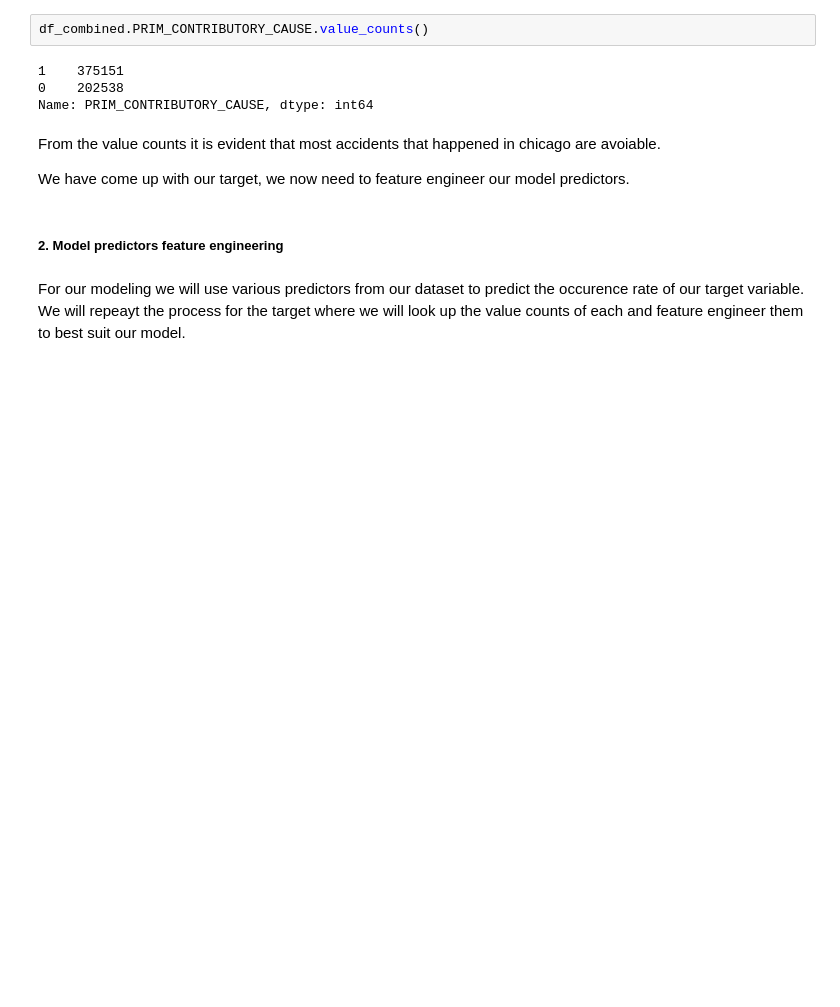
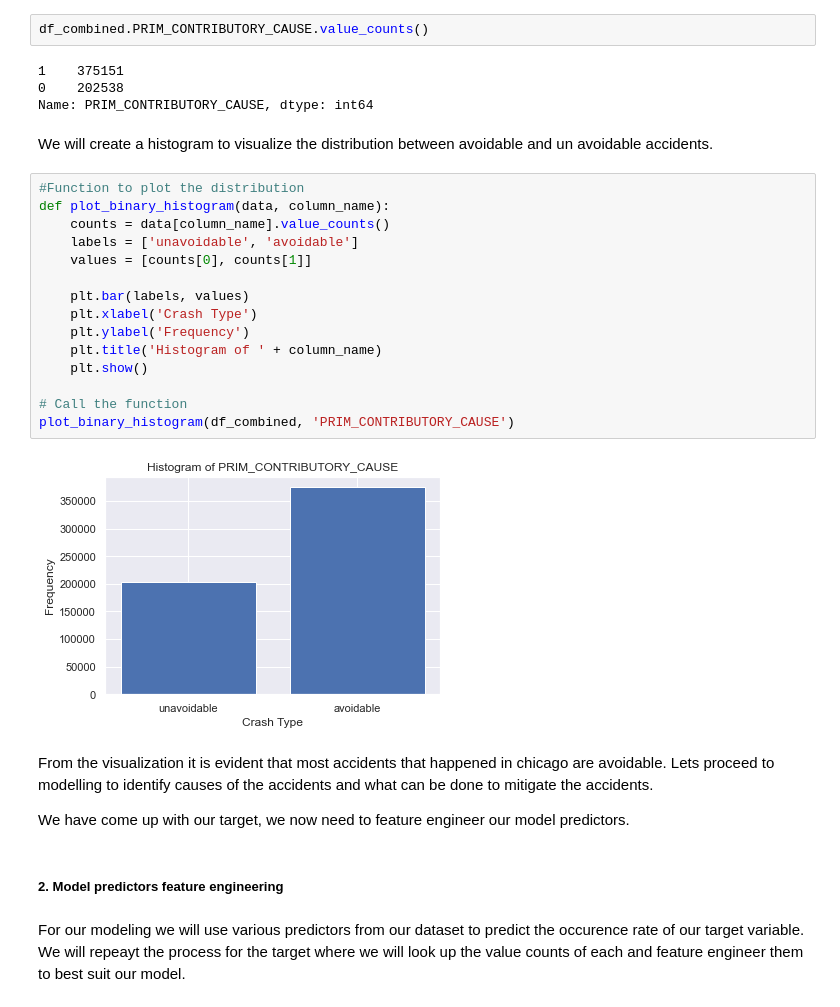
Before and after one commit to JIMWAMAE/Chicago_car_crashes_project, a Jupyter notebook: index.ipynb, the cells around one changed output. Cells and saved outputs as stored; diff of their text form; blank space fills up the shorter version.

```diff
--- a/index.ipynb
+++ b/index.ipynb
@@ -604,8 +604,27 @@ df_combined.PRIM_CONTRIBUTORY_CAUSE.value_counts()
 1    375151
 0    202538
 Name: PRIM_CONTRIBUTORY_CAUSE, dtype: int64
+# %% [markdown]
+We will create a histogram to visualize the distribution between avoidable and un avoidable accidents.
+# %%
+#Function to plot the distribution
+def plot_binary_histogram(data, column_name):
+    counts = data[column_name].value_counts()
+    labels = ['unavoidable', 'avoidable']
+    values = [counts[0], counts[1]]
+
+    plt.bar(labels, values)
+    plt.xlabel('Crash Type')
+    plt.ylabel('Frequency')
+    plt.title('Histogram of ' + column_name)
+    plt.show()
+
+# Call the function
+plot_binary_histogram(df_combined, 'PRIM_CONTRIBUTORY_CAUSE')
+# %% [output]
+[figure, added]
 # %% [markdown]
-From the value counts it is evident that most accidents that happened in chicago are avoiable.
+From the visualization it is evident that most accidents that happened in chicago are avoidable. Lets proceed to modelling to identify causes of the accidents and what can be done to mitigate the accidents.
 
 We have come up with our target, we now need to feature engineer our model predictors.
 # %% [markdown]
```
